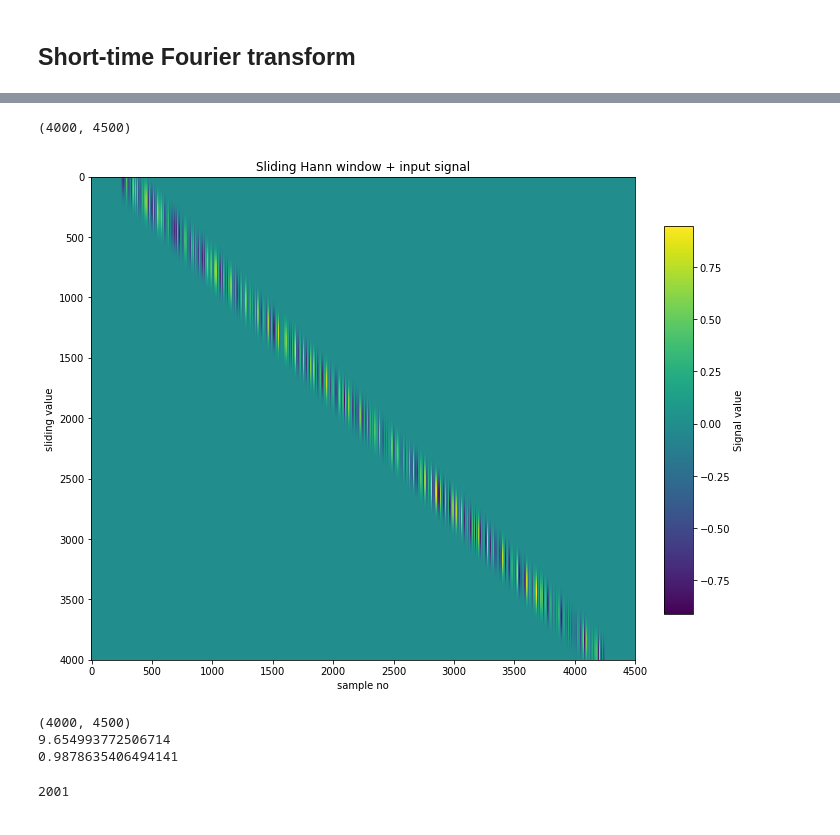
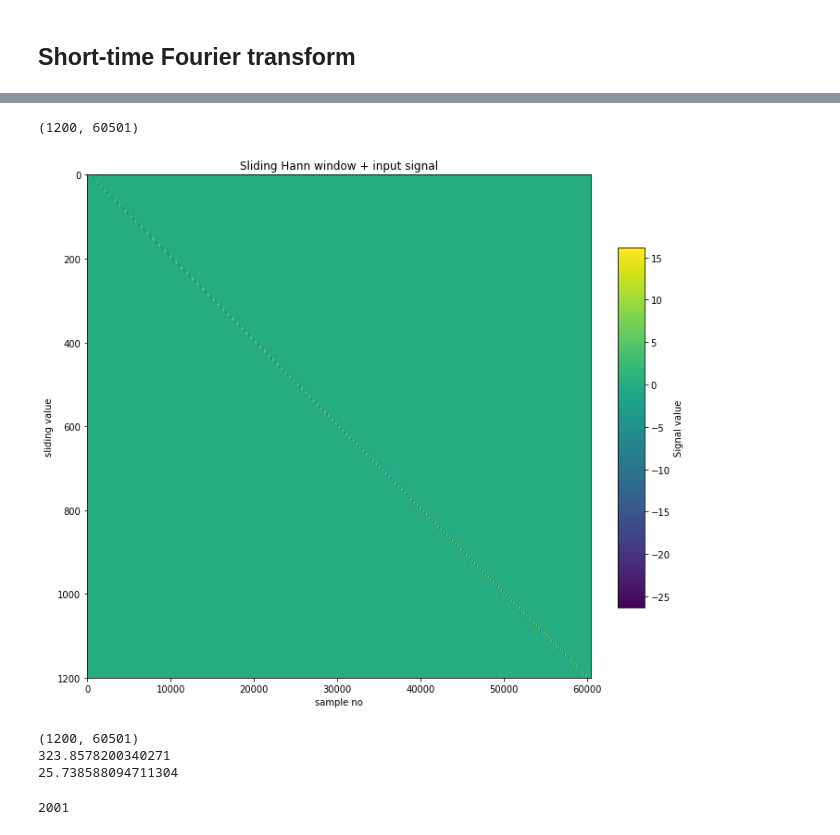
Before and after one commit to martonvavrik/fusion_research, a Jupyter notebook: waves.ipynb, the cells around one changed output, grey strips where cells are left out. Saved outputs shown, nothing was run; the diff lists cells and outputs as text; code cells hidden in the pictures.

```diff
--- a/waves.ipynb
+++ b/waves.ipynb
@@ -238,6 +238,7 @@ NameError: name 'nemfute' is not defined
 # %%
 t0=time.time()
 hann_r = 250
+d_win=50
 hann_base = np.hanning(2*hann_r+1)
 
 plt.plot(hann_base,".-")
@@ -259,12 +260,12 @@ plt.xlabel('time (s)')
 plt.ylabel('Amplitude')
 plt.show()
 
-win = np.zeros((samples, samples+hann_r+hann_r))
-for i in range(samples):
-    win [i][i:i+hann_r+hann_r+1]=hann_base
+win = np.zeros((int(samples/d_win), samples+hann_r+hann_r))
+for i in range(int(samples/d_win)):
+    win [i][d_win*i:d_win*i+hann_r+hann_r+1]=hann_base
 
 plt.figure(figsize=(10,5))
-plt.imshow(win)
+plt.imshow(win,aspect='auto')
 plt.title('Sliding Hann window')
 plt.xlabel('sample no')
 plt.ylabel('sliding value')
@@ -279,25 +280,25 @@ MemoryError:
 # %%
 print(win.shape)
-z_win = np.zeros((samples, samples+hann_r*2))
-for i in range(samples):
+z_win = np.zeros((int(samples/d_win), samples+hann_r*2))
+for i in range(int(samples/d_win)):
     z_win[i] = win[i] * z_padded_s
 
 plt.figure(figsize=(10,10))
-plt.imshow(z_win)
+plt.imshow(z_win,aspect='auto')
 plt.title('Sliding Hann window + input signal')
 plt.xlabel('sample no')
 plt.ylabel('sliding value')
 plt.subplots_adjust(right=0.88)
 cax = plt.axes([0.92, 0.23, 0.04, 0.54])
 plt.colorbar(cax=cax).set_label('Signal value')
 plt.show()
 # %% [output]
-(4000, 4500)
+(1200, 60501)
-[figure, old version]
+[figure, new version]
 # %%
 
-z_win_fft = np.zeros((samples, samples+hann_r*2))
-for i in range(samples):
+z_win_fft = np.zeros((int(samples/d_win), samples+hann_r*2))
+for i in range(int(samples/d_win)):
     z_win_fft[i] = np.abs(scipy.fftpack.fft(z_win[i]))
 print(z_win_fft.shape)
 t1=time.time()
@@ -305,14 +306,14 @@ hann_big=np.zeros(samples)
 for i in range(2*hann_r):
     hann_big[int(samples/2-hann_r+i)] = hann_base[i]
 
-f_ax_stft, t_ax_stft, z_spy_stft = scipy.signal.stft(s,1000,window=hann_big, nperseg=samples, noverlap =samples-1)
+f_ax_stft, t_ax_stft, z_spy_stft = scipy.signal.stft(s,1000,window=hann_big, nperseg=samples, noverlap =samples-d_win)
 t2=time.time()
 
 print(t1-t0)
 print(t2-t1)
 # %% [output]
-(4000, 4500)
-9.654993772506714
-0.9878635406494141
+(1200, 60501)
+323.8578200340271
+25.738588094711304
 # %%
 print(len(f_ax))
```
Also changed, not shown: parts of 6 cells of this notebook.
